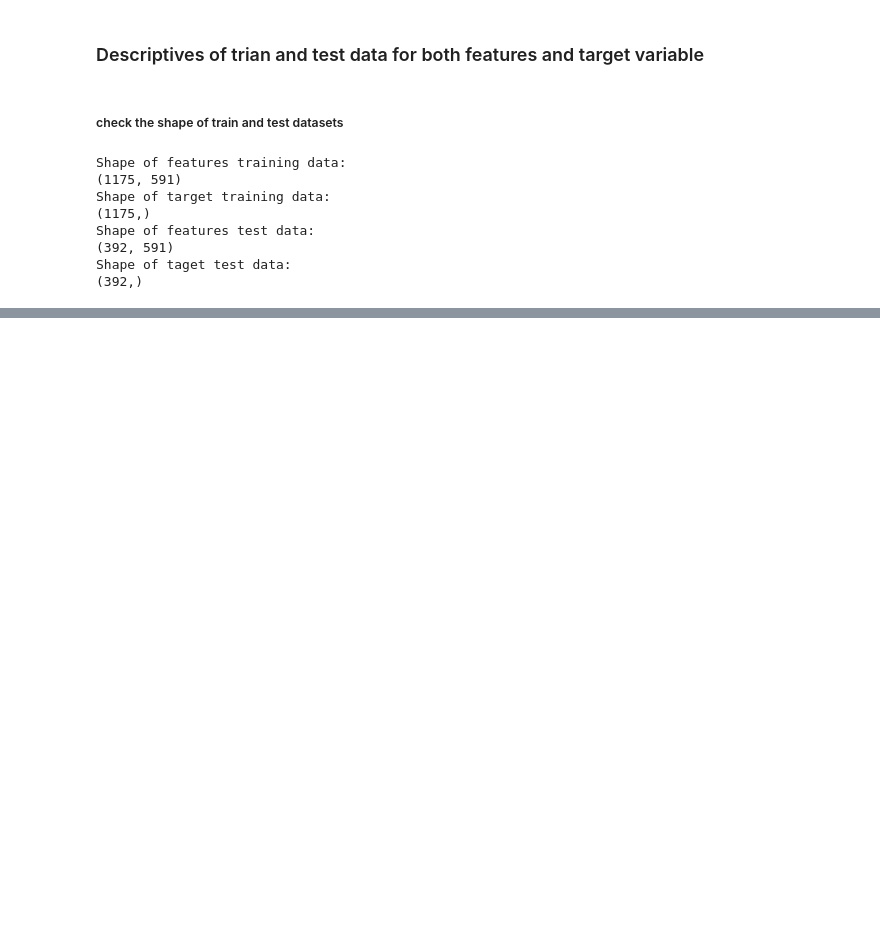
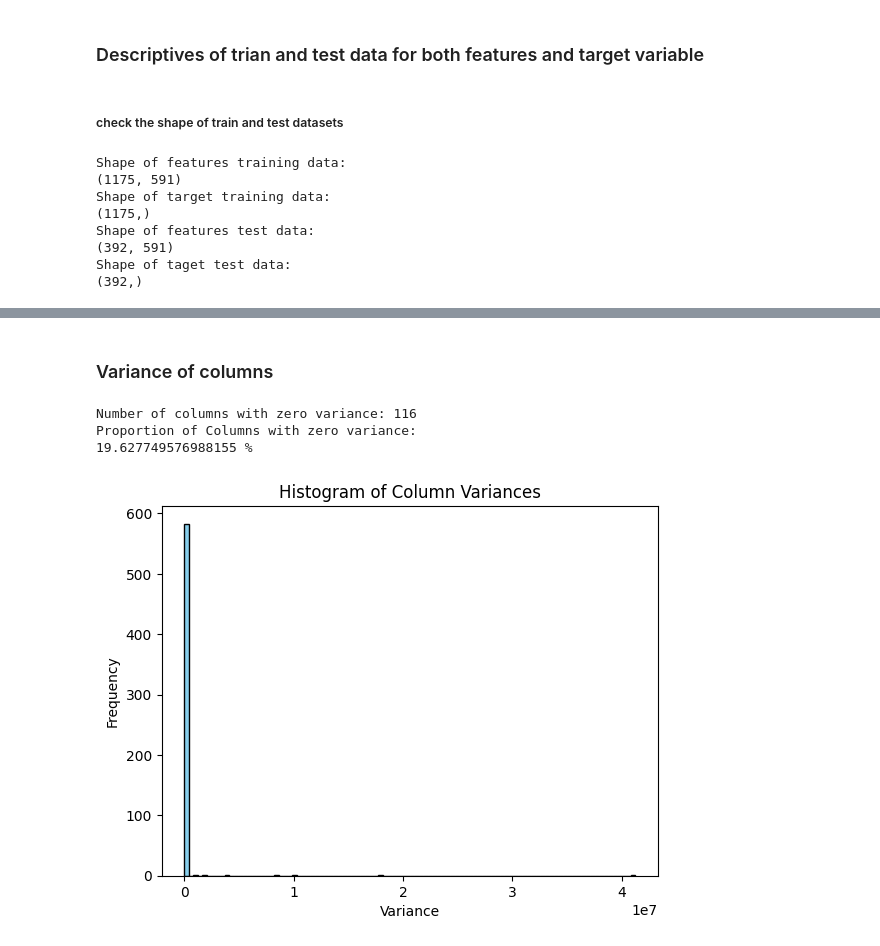
Before and after one commit to HayateSato/SECOM_Project, a Jupyter notebook: secom_file_draft_Majeed.ipynb, the cells around one changed output, grey strips where cells are left out. Saved outputs shown, nothing was run; the diff lists cells and outputs as text; code cells hidden in the pictures; blank space fills up the shorter version.

```diff
--- a/secom_file_draft_Majeed.ipynb
+++ b/secom_file_draft_Majeed.ipynb
@@ -365 +345,31 @@ Pecentage of Columns with 100% duplicate values:
+# %% [markdown]
+### Variance of columns
+# %%
+# Convert X_train data to Pandas df
+X_train_df = pd.DataFrame(X_train, columns=f_column_names)
+# Calculate the variance of each column
+column_variances = X_train_df.var()
+
+# Subset the columns with zero variance
+zero_variance_columns = column_variances[column_variances == 0].index.tolist()
+
+# Print the columns with zero variance
+print("Number of columns with zero variance:", len(zero_variance_columns))
+
+print("Proportion of Columns with zero variance:")
+
+print(len(zero_variance_columns)/len(X_train_df.columns)*100, "%")
+
+#plot histogam of variance
+
+plt.hist(column_variances, bins=100, color='skyblue', edgecolor='black')
+plt.title('Histogram of Column Variances')
+plt.xlabel('Variance')
+plt.ylabel('Frequency')
+plt.show()
+# %% [output]
+Number of columns with zero variance: 116
+Proportion of Columns with zero variance:
+19.627749576988155 %
+[figure, added]
 # %% [markdown]
```
Also changed, not shown: parts of 8 cells of this notebook.
